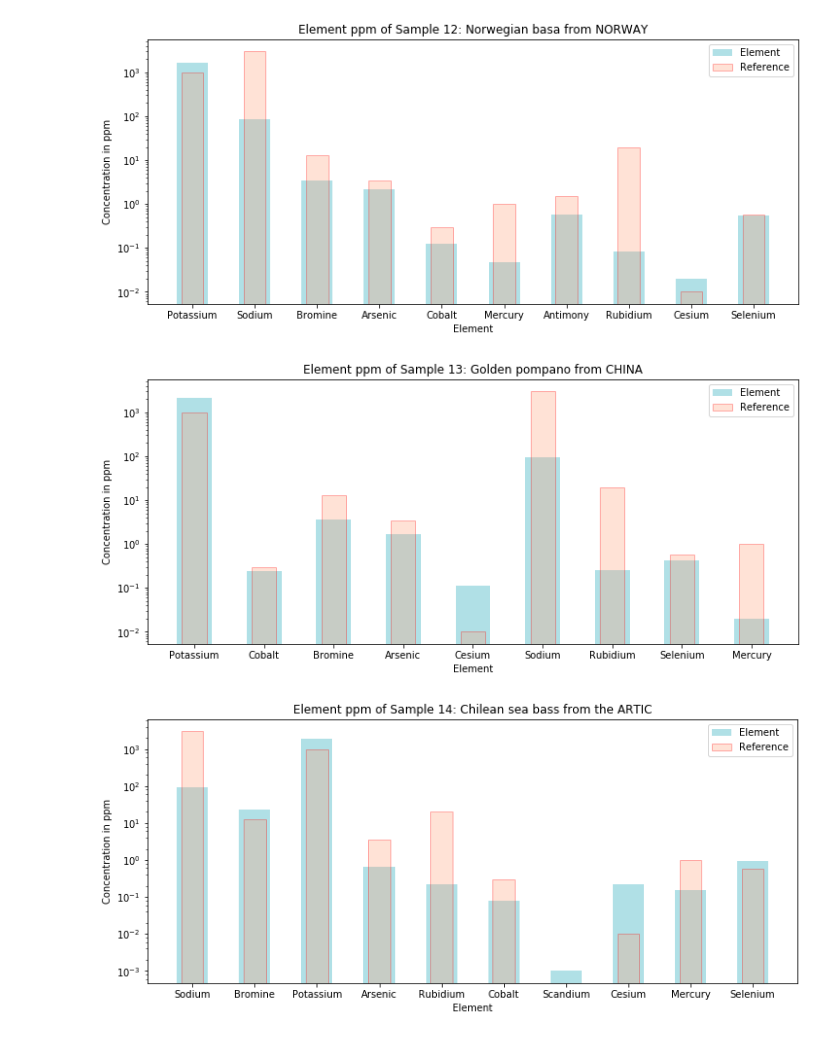
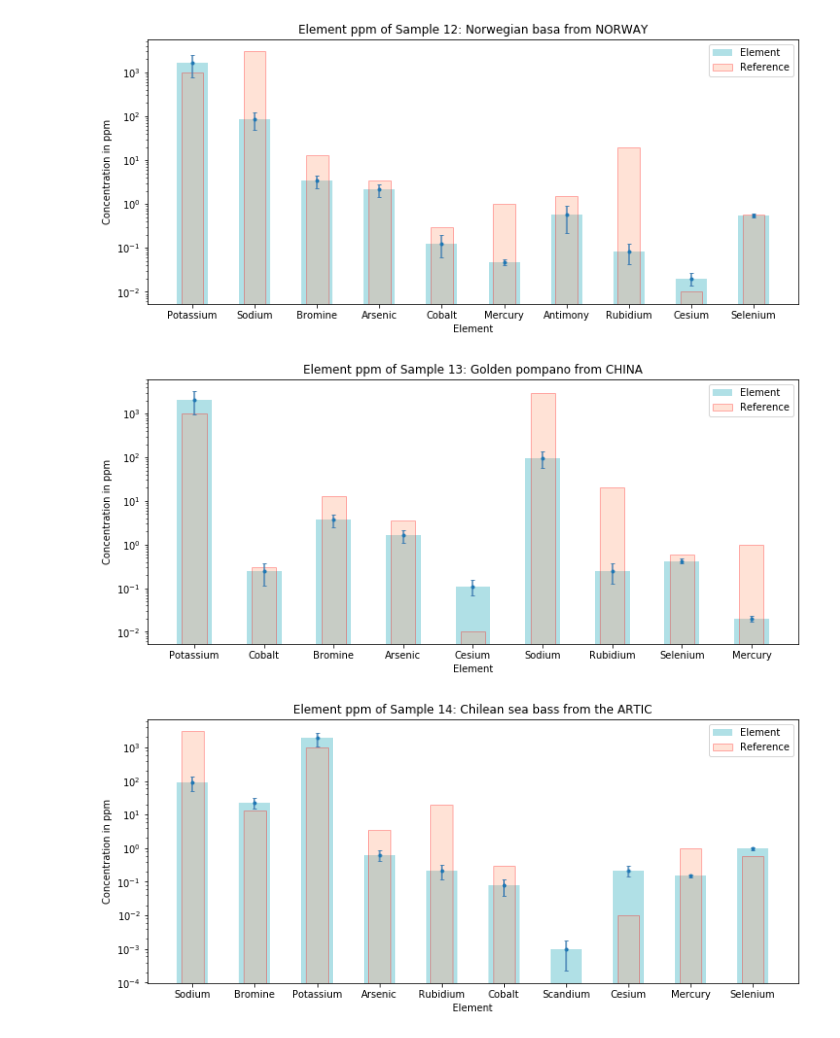
Before and after one commit to bearing/radwatch-analysis, a Jupyter notebook: ppmComparison.ipynb, the cells around one changed output. Cells and saved outputs as stored; diff of their text form; code cells hidden in the pictures.

```diff
--- a/ppmComparison.ipynb
+++ b/ppmComparison.ipynb
@@ -257,9 +312,14 @@ plt.show()
 elements = ['Bromine','Sodium', 'Arsenic', 'Potassium','Antimony', 'Barium',
            'Cobalt', 'Mercury', 'Scandium', 'Cesium','Rubidium', 'Selenium']
 
-#without the unc. because I don't want to convolude the graph
 ppm = [2.92, 50.48, 0.56, 2164.19, 0.064, 51.01, 0.17, 0.0085, 0.00027, 0.091, 0.24, 0.34]
 x = np.linspace(1,len(ppm),len(ppm))
+sys_unc = [0.96, 22.26, 0.17, 1107.83, 0.017, 7.22, 0.085, 0.001, 0.00011, 0.027, 0.11, 0.033]
+stat_unc = [0.09, 1.0, 0.095, 181.28, 0.0084, 7.23, 0.018, 0.0011, 0.000061, 0.0093, 0.019, 0.021]
+tot_unc = []
+for i in x:
+    val = (sys_unc[int(i)-1]**2+stat_unc[int(i)-1]**2)**0.5
+    tot_unc.append(val)
 
 mpl_fig = plt.figure(figsize=(12,5))
 ax = mpl_fig.add_subplot(111)
@@ -270,6 +330,7 @@ p1 = ax.bar(x, ppm, width, color='powderblue', label='Element')
 ppm2 = [13, 3000, 3.5, 1000, 1.5, 14.3, 0.3, 1, 0, 0.01, 20,0.58]
 #reference graph
 p2 = ax.bar(x, ppm2, width=0.35, color='lightsalmon', edgecolor='red', alpha=0.3, label='Reference')
+p3 = plt.errorbar(x, ppm, yerr=tot_unc, fmt='.', ecolor='steelblue', capthick=1, capsize=2)
 
 plt.xlabel('Element')
 plt.ylabel('Concentration in ppm')
@@ -285,9 +346,14 @@ plt.show()
 elements = ['Bromine','Sodium', 'Arsenic', 'Potassium','Cobalt', 'Mercury',
            'Selenium', 'Iron', 'Rubidium']
 
-#without the unc. because I don't want to convolude the graph
 ppm = [13.22, 110.81, 1.16, 1736.26, 0.19, 0.066, 1.78, 7.88, 0.203]
 x = np.linspace(1,len(ppm),len(ppm))
+sys_unc = [6.54, 48.87, 0.34, 888.78, 0.098, 0.0097, 0.16, 3.27, 0.11]
+stat_unc = [2.22, 1.07, 0.1, 112.71, 0.012, 0.0038, 0.08, 0.92, 0.025]
+tot_unc = []
+for i in x:
+    val = (sys_unc[int(i)-1]**2+stat_unc[int(i)-1]**2)**0.5
+    tot_unc.append(val)
 
 mpl_fig = plt.figure(figsize=(12,5))
 ax = mpl_fig.add_subplot(111)
@@ -298,6 +364,7 @@ p1 = ax.bar(x, ppm, width, color='powderblue', label='Element')
 ppm2 = [13, 3000, 3.5, 1000, 0.3, 1, 0.58, 13.5, 20]
 #reference graph
 p2 = ax.bar(x, ppm2, width=0.35, color='lightsalmon', edgecolor='red', alpha=0.3, label='Reference')
+p3 = plt.errorbar(x, ppm, yerr=tot_unc, fmt='.', ecolor='steelblue', capthick=1, capsize=2)
 
 plt.xlabel('Element')
 plt.ylabel('Concentration in ppm')
@@ -313,9 +380,14 @@ plt.show()
 elements = ['Potassium','Sodium', 'Bromine', 'Arsenic','Cobalt', 'Mercury',
            'Antimony', 'Rubidium', 'Cesium','Selenium']
 
-#without the unc. because I don't want to convolude the graph
 ppm = [1652.5, 85.33, 3.38, 2.14, 0.127, 0.048, 0.5736, 0.084, 0.02, 0.56]
 x = np.linspace(1,len(ppm),len(ppm))
+sys_unc = [845.9, 37.58, 1.06, 0.64, 0.064, 0.006, 0.25, 0.04, 0.0057, 0.053]
+stat_unc = [185.65, 1.83, 0.13, 0.22, 0.017, 0.0029, 0.25, 0.013, 0.0029, 0.029]
+tot_unc = []
+for i in x:
+    val = (sys_unc[int(i)-1]**2+stat_unc[int(i)-1]**2)**0.5
+    tot_unc.append(val)
 
 mpl_fig = plt.figure(figsize=(12,5))
 ax = mpl_fig.add_subplot(111)
@@ -326,6 +398,7 @@ p1 = ax.bar(x, ppm, width, color='powderblue', label='Element')
 ppm2 = [1000, 3000, 13, 3.5, 0.3, 1, 1.5, 20, 0.01, 0.58]
 #reference graph
 p2 = ax.bar(x, ppm2, width=0.35, color='lightsalmon', edgecolor='red', alpha=0.3, label='Reference')
+p3 = plt.errorbar(x, ppm, yerr=tot_unc, fmt='.', ecolor='steelblue', capthick=1, capsize=2)
 
 plt.xlabel('Element')
 plt.ylabel('Concentration in ppm')
@@ -335,15 +408,20 @@ plt.xticks(x, elements)
 ax.set_yscale('log')
 plt.show()
 # %% [output]
-[figure, old version]
+[figure, new version]
 # %%
 #sample 13
 elements = ['Potassium','Cobalt', 'Bromine', 'Arsenic','Cesium', 'Sodium',
            'Rubidium', 'Selenium','Mercury']
 
-#without the unc. because I don't want to convolude the graph
 ppm = [2103.34, 0.244, 3.68, 1.65, 0.11, 95.74, 0.25, 0.42, 0.02]
 x = np.linspace(1,len(ppm),len(ppm))
+sys_unc = [1076.68, 0.12, 1.16, 0.49, 0.035, 40.13, 0.12, 0.041, 0.0023]
+stat_unc = [322.2, 0.043, 0.14, 0.21, 0.024, 2.6, 0.024, 0.031, 0.002]
+tot_unc = []
+for i in x:
+    val = (sys_unc[int(i)-1]**2+stat_unc[int(i)-1]**2)**0.5
+    tot_unc.append(val)
 
 mpl_fig = plt.figure(figsize=(12,5))
 ax = mpl_fig.add_subplot(111)
@@ -354,6 +432,7 @@ p1 = ax.bar(x, ppm, width, color='powderblue', label='Element')
 ppm2 = [1000, 0.3, 13, 3.5, 0.01, 3000, 20, 0.58, 1]
 #reference graph
 p2 = ax.bar(x, ppm2, width=0.35, color='lightsalmon', edgecolor='red', alpha=0.3, label='Reference')
+p3 = plt.errorbar(x, ppm, yerr=tot_unc, fmt='.', ecolor='steelblue', capthick=1, capsize=2)
 
 plt.xlabel('Element')
 plt.ylabel('Concentration in ppm')
@@ -363,35 +442,41 @@ plt.xticks(x, elements)
 ax.set_yscale('log')
 plt.show()
 # %% [output]
-[figure, old version]
+[figure, new version]
 # %%
 #sample 14
 elements = ['Sodium','Bromine', 'Potassium', 'Arsenic','Rubidium','Cobalt',
            'Scandium', 'Cesium', 'Mercury', 'Selenium']
 
-#without the unc. because I don't want to convolude the graph
 ppm = [91.89, 23.19, 1930.47, 0.64, 0.22, 0.08, 0.001, 0.22, 0.15, 0.96]
 x = np.linspace(1,len(ppm),len(ppm))
+sys_unc = [40.3, 6.97, 834.62, 0.19, 0.1, 0.04, 0.0007, 0.067, 0.018, 0.092]
+stat_unc = [1.93, 3.75, 123.31, 0.099, 0.027, 0.012, 0.00034, 0.025, 0.0079, 0.057]
+tot_unc = []
+for i in x:
+    val = (sys_unc[int(i)-1]**2+stat_unc[int(i)-1]**2)**0.5
+    tot_unc.append(val)
 
 mpl_fig = plt.figure(figsize=(12,5))
 ax = mpl_fig.add_subplot(111)
 width = 0.5
 p1 = ax.bar(x, ppm, width, color='powderblue', label='Element')
 
 #reference values (based on averages)
 ppm2 = [3000, 13, 1000, 3.5, 20, 0.3, 0, 0.01, 1, 0.58]
 #reference graph
 p2 = ax.bar(x, ppm2, width=0.35, color='lightsalmon', edgecolor='red', alpha=0.3, label='Reference')
+p3 = plt.errorbar(x, ppm, yerr=tot_unc, fmt='.', ecolor='steelblue', capthick=1, capsize=2)
 
 plt.xlabel('Element')
 plt.ylabel('Concentration in ppm')
 plt.title('Element ppm of Sample 14: Chilean sea bass from the ARTIC')
 plt.legend()
 plt.xticks(x, elements)
 ax.set_yscale('log')
 plt.show()
 # %% [output]
-[figure, old version]
+[figure, new version]
 # %%
 #sample 15
 elements = ['Sodium','Potassium', 'Cobalt','Selenium','Strontium','Scandium',
```
Also changed, not shown: parts of 13 cells of this notebook.
